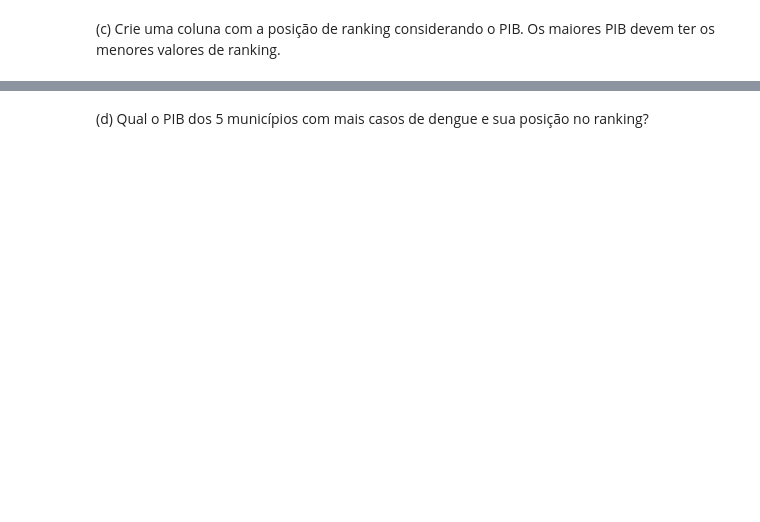
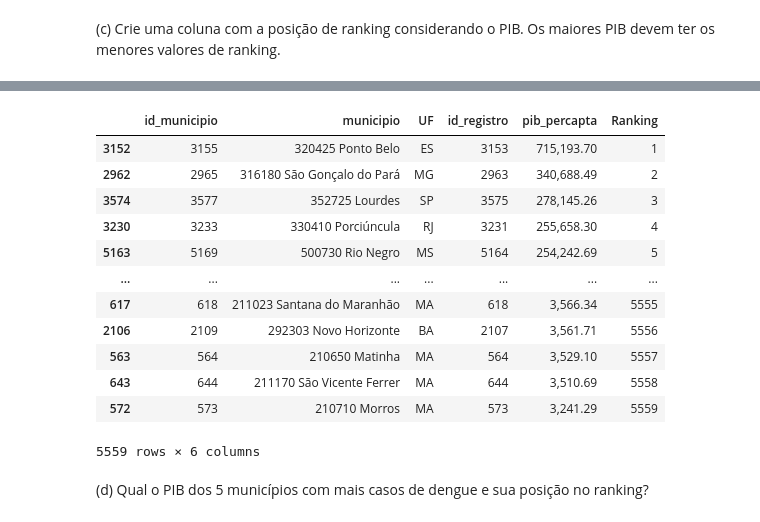
Before and after one commit to joaopasini/letscode_repository, a Jupyter notebook: Módulo 4 - Técnicas de Programação I - Python/Módulo 4 - Exercícios/Aula de Exerícios Numpy e Pandas.ipynb, the cells around one changed output, grey strips where cells are left out. Drawn from its saved outputs; the diff is of its cells as text; code cells hidden in the pictures; blank space fills up the shorter version.

```diff
--- a/Módulo 4 - Técnicas de Programação I - Python/Módulo 4 - Exercícios/Aula de Exerícios Numpy e Pandas.ipynb
+++ b/Módulo 4 - Técnicas de Programação I - Python/Módulo 4 - Exercícios/Aula de Exerícios Numpy e Pandas.ipynb
@@ -507,2 +588,6 @@ df = pd.read_csv
 # %% [markdown]
 (c) Crie uma coluna com a posição de ranking considerando o PIB. Os maiores PIB devem ter os menores valores de ranking.
+# %%
+df_pib = pd.read_csv('data/datasus/Pib.csv')
+
+df_pib
@@ -508,0 +608,4 @@ df = pd.read_csv
+# %%
+df_mu = df_mu.merge(df_pib, how="inner", on="id_municipio")
+
+df_mu
@@ -509,2 +626,22 @@ df = pd.read_csv
+# %%
+df_mu = df_mu.sort_values("pib_percapta", ascending=False)
+
+df_mu["Ranking"] = list(range(1,len(df_mu)+1))
+
+df_mu
+# %% [output]
+|  | id_municipio | municipio | UF | id_registro | pib_percapta | Ranking |
+| 3152 | 3155 | 320425 Ponto Belo | ES | 3153 | 715,193.70 | 1 |
+| 2962 | 2965 | 316180 São Gonçalo do Pará | MG | 2963 | 340,688.49 | 2 |
+| 3574 | 3577 | 352725 Lourdes | SP | 3575 | 278,145.26 | 3 |
+| 3230 | 3233 | 330410 Porciúncula | RJ | 3231 | 255,658.30 | 4 |
+| 5163 | 5169 | 500730 Rio Negro | MS | 5164 | 254,242.69 | 5 |
+| ... | ... | ... | ... | ... | ... | ... |
+| 617 | 618 | 211023 Santana do Maranhão | MA | 618 | 3,566.34 | 5555 |
+| 2106 | 2109 | 292303 Novo Horizonte | BA | 2107 | 3,561.71 | 5556 |
+| 563 | 564 | 210650 Matinha | MA | 564 | 3,529.10 | 5557 |
+| 643 | 644 | 211170 São Vicente Ferrer | MA | 644 | 3,510.69 | 5558 |
+| 572 | 573 | 210710 Morros | MA | 573 | 3,241.29 | 5559 |
+5559 rows × 6 columns
 # %% [markdown]
 (d) Qual o PIB dos 5 municípios com mais casos de dengue e sua posição no ranking?
```
Also changed, not shown: parts of 12 cells of this notebook.
